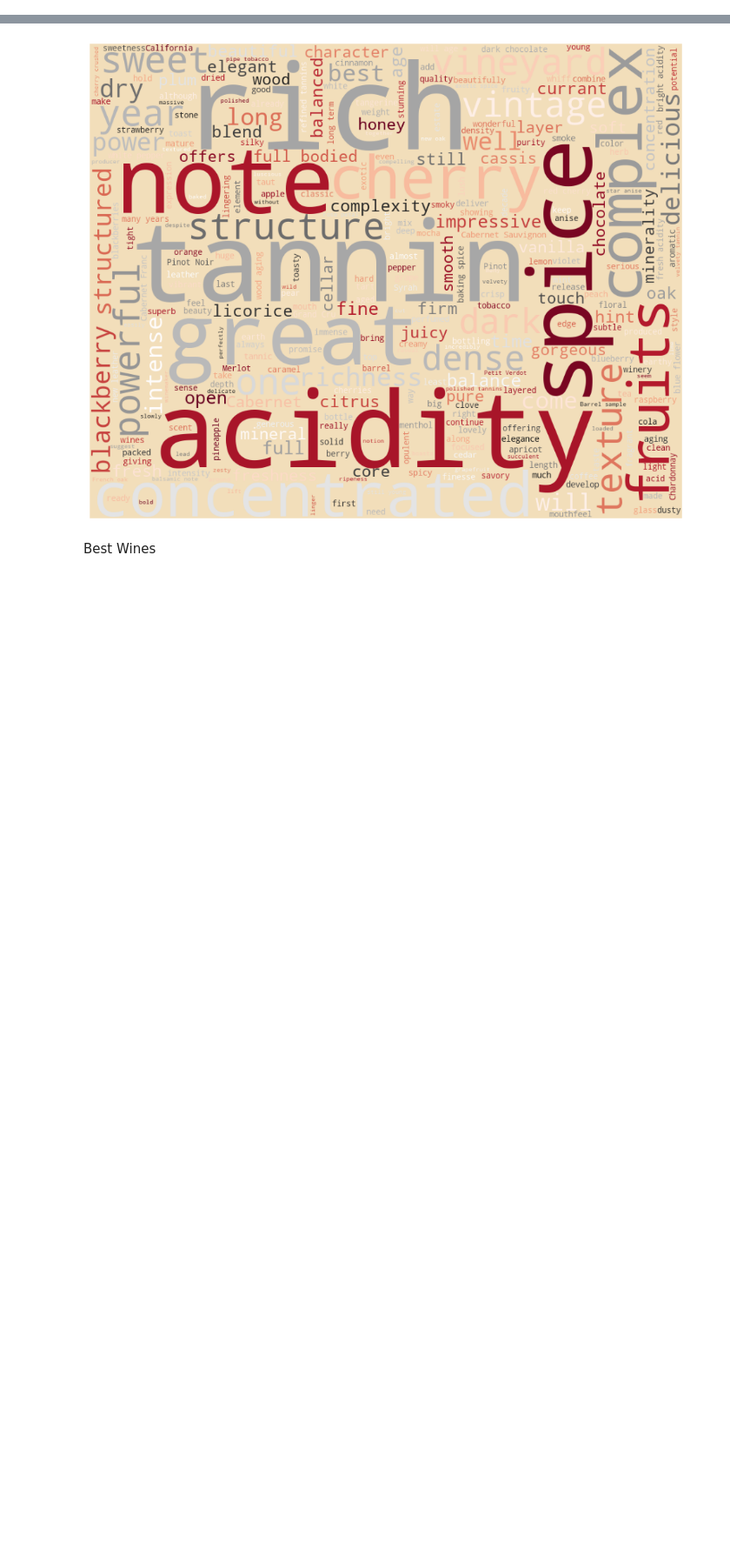
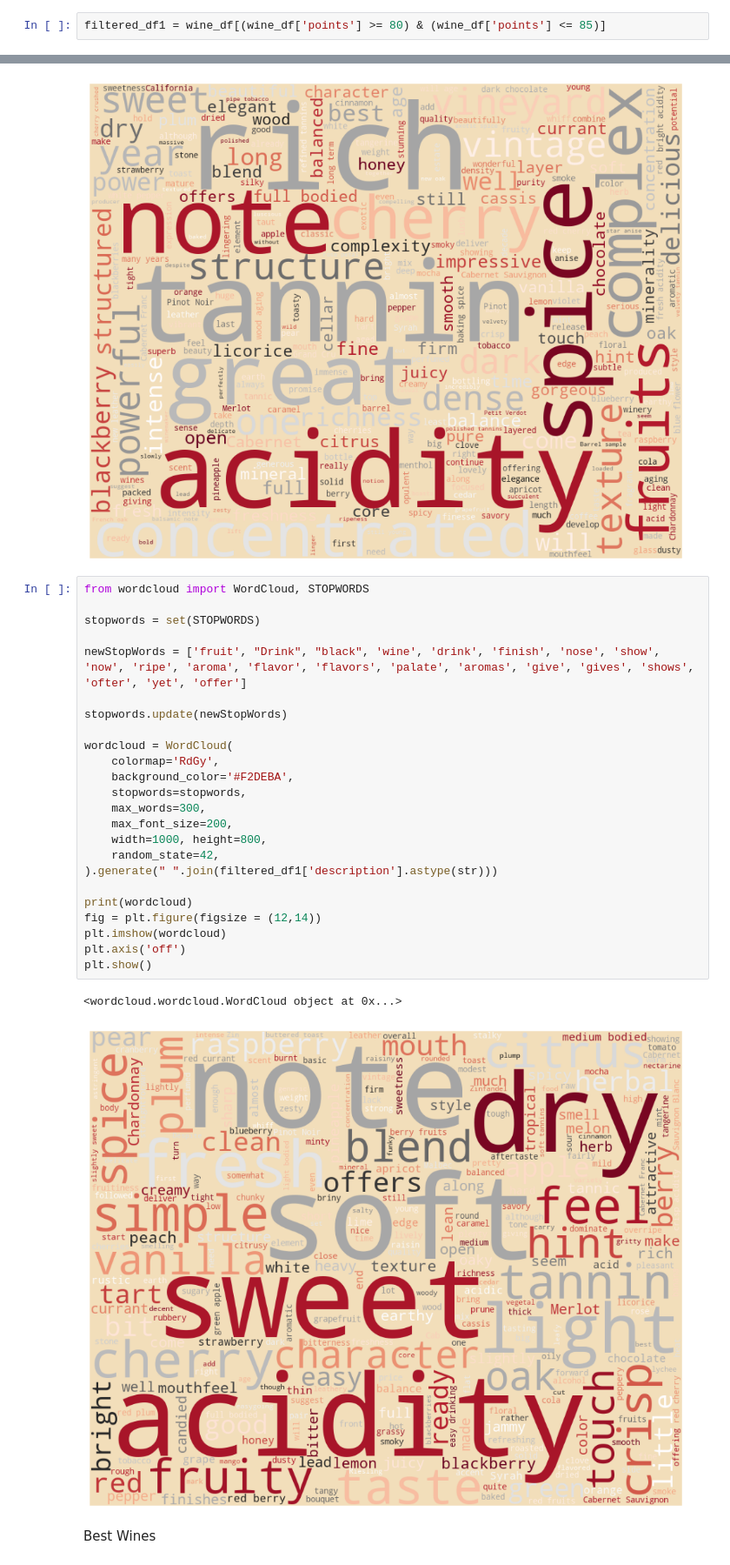
Before and after one commit to dilara444/TechLabsDUS_WineNot, a Jupyter notebook: notebooks/Katya-notebook.ipynb, the cells around one changed output, grey strips where cells are left out. Shown at 87% size. Drawn from its saved outputs; the diff is of its cells as text; blank space fills up the shorter version.

Commit message:
Wordcloud worst

```diff
--- a/notebooks/Katya-notebook.ipynb
+++ b/notebooks/Katya-notebook.ipynb
@@ -165,6 +167,8 @@ display(filtered_df)
 | 128683 | 128683 | United States of America | Big, powerful, soft, rich and age... | Heirloom Estate Grown | 95 | 90.0 | California | Carneros | Napa-Sonoma | ... |
 | 128684 | 128684 | United States of America | Cabernet doesn't get bigger than ... | NaN | 95 | 100.0 | California | Oakville | Napa | ... |
 2416 rows × 14 columns
+# %%
+filtered_df1 = wine_df[(wine_df['points'] >= 80) & (wine_df['points'] <= 85)]
 # %%
 from wordcloud import WordCloud, STOPWORDS
 
@@ -192,6 +196,33 @@ plt.show()
 # %% [output]
 <wordcloud.wordcloud.WordCloud object at 0x...>
 [figure]
+# %%
+from wordcloud import WordCloud, STOPWORDS
+
+stopwords = set(STOPWORDS)
+
+newStopWords = ['fruit', "Drink", "black", 'wine', 'drink', 'finish', 'nose', 'show', 'now', 'ripe', 'aroma', 'flavor', 'flavors', 'palate', 'aromas', 'give', 'gives', 'shows', 'ofter', 'yet', 'offer']
+
+stopwords.update(newStopWords)
+
+wordcloud = WordCloud(
+    colormap='RdGy',
+    background_color='#F2DEBA',
+    stopwords=stopwords,
+    max_words=300,
+    max_font_size=200,
+    width=1000, height=800,
+    random_state=42,
+).generate(" ".join(filtered_df1['description'].astype(str)))
+
+print(wordcloud)
+fig = plt.figure(figsize = (12,14))
+plt.imshow(wordcloud)
+plt.axis('off')
+plt.show()
+# %% [output]
+<wordcloud.wordcloud.WordCloud object at 0x...>
+[figure, added]
 # %% [markdown]
 Best Wines
 # %%
```
Also changed, not shown: parts of 1 cell of this notebook.
